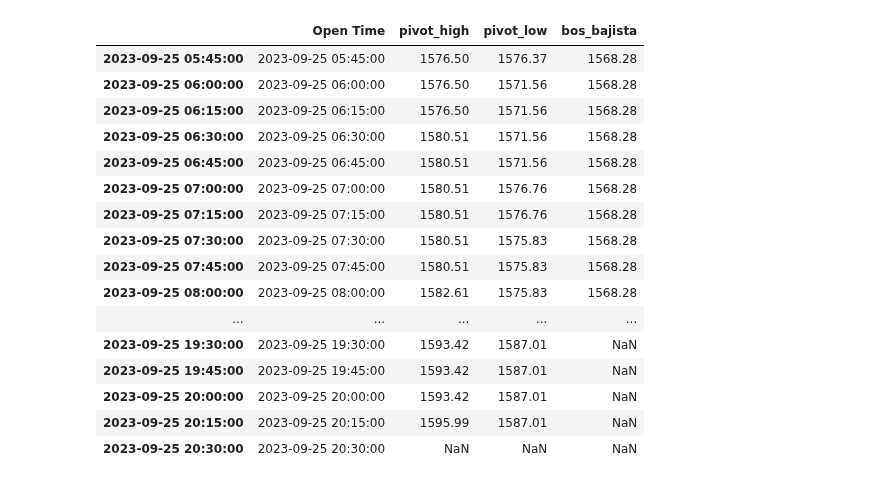
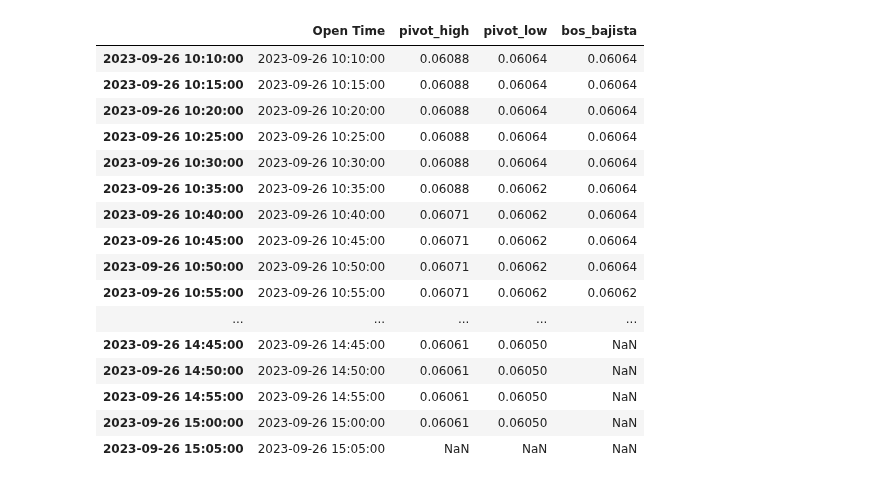
Before and after one commit to luisgomezzz/luchocrypto, a Jupyter notebook: FENIX/NOTEBOOK.ipynb, the cells around one changed output. Cells and saved outputs as stored; diff of their text form; code cells hidden in the pictures.

```diff
--- a/FENIX/NOTEBOOK.ipynb
+++ b/FENIX/NOTEBOOK.ipynb
@@ -68,17 +68,17 @@ def backtesting(data, plot_flag=False):
             #self.pivot_low = self.I(indicador,self.data.pivot_low)
             #self.techo_del_minimo = self.I(indicador,self.data.techo_del_minimo)
             #self.piso_del_maximo = self.I(indicador,self.data.piso_del_maximo)
-            ###### otras
+            ######  DECISIONALES
             self.decisional_high = self.I(indicador,self.data.decisional_high,name="Decisional_high", overlay=True, color="BLUE", scatter=False)
             self.decisional_low = self.I(indicador,self.data.decisional_low,name="Decisional_Low", overlay=True, color="BLUE", scatter=False)
-            #####   EXTREMOS y ORDERS BLOCKS ok!!
-            self.bajista_extremo_high = self.I(indicador,self.data.bajista_extremo_high,name="bajista_extremo_high", overlay=True, color="GOLD", scatter=False)
-            self.bajista_extremo_low = self.I(indicador,self.data.bajista_extremo_low,name="bajista_extremo_low", overlay=True, color="GOLD", scatter=False)
-            self.alcista_extremo_high = self.I(indicador,self.data.alcista_extremo_high,name="alcista_extremo_high", overlay=True, color="GOLD", scatter=False)
-            self.alcista_extremo_low = self.I(indicador,self.data.alcista_extremo_low,name="alcista_extremo_low", overlay=True, color="GOLD", scatter=False)
+            #####   EXTREMOS ok!!
+            self.bajista_extremo_high = self.I(indicador,self.data.bajista_extremo_high,name="bajista_extremo_high", overlay=True, color="RED", scatter=False)
+            self.bajista_extremo_low = self.I(indicador,self.data.bajista_extremo_low,name="bajista_extremo_low", overlay=True, color="RED", scatter=False)
+            self.alcista_extremo_high = self.I(indicador,self.data.alcista_extremo_high,name="alcista_extremo_high", overlay=True, color="GREEN", scatter=False)
+            self.alcista_extremo_low = self.I(indicador,self.data.alcista_extremo_low,name="alcista_extremo_low", overlay=True, color="GREEN", scatter=False)
             #####   BOSES ok!!!
-            self.bos_bajista = self.I(indicador,self.data.bos_bajista,name="BOS bajista", overlay=True, color="ORANGERED", scatter=True)
-            self.bos_alcista = self.I(indicador,self.data.bos_alcista,name="BOS alcista", overlay=True, color="LIGHTSEAGREEN", scatter=True)
+            self.bos_bajista = self.I(indicador,self.data.bos_bajista,name="BOS bajista", overlay=True, color="RED", scatter=True)
+            self.bos_alcista = self.I(indicador,self.data.bos_alcista,name="BOS alcista", overlay=True, color="GREEN", scatter=True)
             #####   IMBALANCES ok!!!
             self.imba_bajista_low = self.I(indicador,self.data.imba_bajista_low,name="imba_bajista_low", overlay=True, color="orange", scatter=True)
             self.imba_bajista_high = self.I(indicador,self.data.imba_bajista_high,name="imba_bajista_high", overlay=True, color="orange", scatter=True)
@@ -115,7 +115,6 @@ def smart_money(df):
         # bos hasta que no se produce el quiebre. Ocurre lo mismo con todas las señales que dependan de los boses (extremos, orders bloks).
         # Los imbalances no mitigados sí se pueden ver online.
         #
-
         largo = 1 # Parámetro de longitud para los puntos pivote High y Low
         df['pivot_high'] = np.NaN
         df['pivot_low'] = np.NaN
@@ -257,9 +256,9 @@ def smart_money(df):
                 df.at[i, 'bos_alcista'] = np.NaN
         ###################### EXTREMOS
 
-        df5m = md.obtiene_historial(symbol,'5m') #historial de temporalidad inferior para refinar
+        df5m = md.obtiene_historial(symbol,'1m') #historial de temporalidad inferior para refinar
 
-        #   extremos BAJISTAS
+        ##   extremos BAJISTAS
         df['bajista_extremo_high']=np.nan
         df['bajista_extremo_low']=np.nan
         indice_guardado = 0
@@ -283,7 +282,8 @@ def smart_money(df):
                         fecha_del_maximo_5m = fecha_actual_5m
                         pico_maximo_5m = float('-inf')
                         # busca el high mas alto en velas verdes
-                        for i in range(5,20,5):
+                        for i in range(1,6,1):
+                        #for i in range(5,20,5):
                             if df5m.High[fecha_actual_5m] > pico_maximo_5m and df5m.Close[fecha_actual_5m] > df5m.Open[fecha_actual_5m]:
                                 pico_maximo_5m = df5m.High[fecha_actual_5m]
                                 fecha_del_maximo_5m = fecha_actual_5m
@@ -296,19 +296,23 @@ def smart_money(df):
                         #print("\nError: "+str(falla)+" - line: "+str(exc_tb.tb_lineno)+" - file: "+str(fname)+" - symbol: "+symbol+"\n")
                         pass
                 indice_guardado = 0
-                pico_maximo = 0
+                pico_maximo = float('-inf')
         #   extremos ALCISTAS
         df['alcista_extremo_high']=np.nan
         df['alcista_extremo_low']=np.nan
         indice_guardado = 0
         pico_minimo = float('inf')
+        print(pico_minimo)
         # recorre todo el dataframe principal
         for i in range(0, len(df)-1):
             #si estamos sobre un bos alcista busco la vela con low mas bajo y guardo el indice
             if not np.isnan(df.bos_alcista.iloc[i]):
+                print(f"{df.Low.iloc[i]} , {pico_minimo}")
                 if df.Low.iloc[i] < pico_minimo:
+                    print("GOLAAAAAAAAAAA")
                     pico_minimo=df.Low.iloc[i]
                     indice_guardado=i
+
             else: # terminó el bos bajista
                 if indice_guardado!=0:
                     # Marca el high y low de la vela con mayor high detectado en el dataframe de 15 min para ese BOS
@@ -321,7 +325,8 @@ def smart_money(df):
                         fecha_del_minimo_5m = fecha_actual_5m
                         pico_minimo_5m = float('inf')
                         # busca el high mas alto en velas rojas
-                        for i in range(5,20,5):
+                        for i in range(1,6,1):
+                        #for i in range(5,20,5):
                             if df5m.Low[fecha_actual_5m] < pico_minimo_5m and df5m.Close[fecha_actual_5m] < df5m.Open[fecha_actual_5m]:
                                 pico_minimo_5m = df5m.Low[fecha_actual_5m]
                                 fecha_del_minimo_5m = fecha_actual_5m
@@ -334,7 +339,7 @@ def smart_money(df):
                         print("\nError: "+str(falla)+" - line: "+str(exc_tb.tb_lineno)+" - file: "+str(fname)+" - symbol: "+symbol+"\n")
                         pass
                 indice_guardado = 0
-                pico_minimo = 0
+                pico_minimo = float('inf')
         #relleno
         for i in range(0, len(df)-1):
             if np.isnan(df['bajista_extremo_high'].iloc[i]):
@@ -344,17 +349,19 @@ def smart_money(df):
                 df.at[i, 'alcista_extremo_high'] = df['alcista_extremo_high'].iloc[i - 1]
                 df.at[i, 'alcista_extremo_low'] = df['alcista_extremo_low'].iloc[i - 1]
 
-        #####################
-        # DECISIONALES
+        ######################
+        ## DECISIONALES
         df['color'] = np.where(df.Close > df.Open,'verde','rojo')
         df['tamanio_cuerpo'] = np.where(df.color == 'verde',df.Close-df.Open,df.Open-df.Close)
         df['decisional_low'] = np.where(
                                     (df.High >= df.High.shift(1))
-                                    &(df.color.shift(-1)=='rojo') # la siguiente vela roja y expansiva
-                                    &(df.color.shift(-2)=='rojo') # la siguiente vela roja y expansiva
-                                    &(df.color.shift(-3)=='rojo') # la siguiente vela roja y expansiva
+                                    &(df.High >= df.High.shift(-1))
+                                    #&(df.color.shift(-1)=='rojo') # la siguiente vela roja y expansiva
+                                    #&(df.color.shift(-2)=='rojo') # la siguiente vela roja y expansiva
+                                    #&(df.color.shift(-3)=='rojo') # la siguiente vela roja y expansiva
                                     &(df.High < df.bajista_extremo_low)
                                     & ~np.isnan(df.bos_bajista)
+                                    & (df.Close.shift(-3) < (df.Close-df.Close*0.0007))
                                     #& (df.tamanio_cuerpo.shift(-1) > df.tamanio_cuerpo)
                                     #& (df.tamanio_cuerpo.shift(-2) > df.tamanio_cuerpo)
                                     #& (df.tamanio_cuerpo.shift(-3) > df.tamanio_cuerpo)
@@ -362,11 +369,13 @@ def smart_money(df):
                                     np.NaN)
         df['decisional_high'] = np.where(
                                     (df.High >= df.High.shift(1))
-                                    &(df.color.shift(-1)=='rojo') # la siguiente vela roja y expansiva
-                                    &(df.color.shift(-2)=='rojo') # la siguiente vela roja y expansiva
-                                    &(df.color.shift(-3)=='rojo') # la siguiente vela roja y expansiva
+                                    &(df.High >= df.High.shift(-1))
+                                    #&(df.color.shift(-1)=='rojo') # la siguiente vela roja y expansiva
+                                    #&(df.color.shift(-2)=='rojo') # la siguiente vela roja y expansiva
+                                    #&(df.color.shift(-3)=='rojo') # la siguiente vela roja y expansiva
                                     &(df.High < df.bajista_extremo_low)
                                     & ~np.isnan(df.bos_bajista)
+                                    & (df.Close.shift(-3) < (df.Close-df.Close*0.0007))
                                     #& (df.tamanio_cuerpo.shift(-1) > df.tamanio_cuerpo)
                                     #& (df.tamanio_cuerpo.shift(-2) > df.tamanio_cuerpo)
                                     #& (df.tamanio_cuerpo.shift(-3) > df.tamanio_cuerpo)
@@ -383,7 +392,7 @@ def smart_money(df):
                 high_guardado = df['decisional_high'].iloc[i]
                 low_guardado = df['decisional_low'].iloc[i]
                 indice_guardado = i
-                #print(f" FEcha del principal: {df['Open Time'][i]}")
+                print(f" FEcha del principal: {df['Open Time'][i]}")
                 try:
                         # refinacion los valores anteriormente guardados para 5m en caso de que se pueda
                         fecha_inicio_5m = df['Open Time'].iloc[indice_guardado]
@@ -391,18 +400,19 @@ def smart_money(df):
                         fecha_del_maximo_5m = fecha_actual_5m
                         pico_maximo_5m = 0
                         # busca el high mas alto en velas verdes
-                        for i in range(5,20,5):
+                        for i in range(1,6,1):
+                        #for i in range(5,20,5):
                             if df5m.High[fecha_actual_5m] > pico_maximo_5m and df5m.Close[fecha_actual_5m] > df5m.Open[fecha_actual_5m]:
                                 pico_maximo_5m = df5m.High[fecha_actual_5m]
                                 fecha_del_maximo_5m = fecha_actual_5m
                             fecha_actual_5m = fecha_inicio_5m + pd.DateOffset(minutes=i)
                         high_guardado = df5m.High[fecha_del_maximo_5m]
                         low_guardado = df5m.Low[fecha_del_maximo_5m]
-                        #print(f"fecha del maximo {fecha_del_maximo_5m}")
+                        print(f"fecha del maximo {fecha_del_maximo_5m}")
                 except Exception as falla:
                         _, _, exc_tb = sys.exc_info()
                         fname = os.path.split(exc_tb.tb_frame.f_code.co_filename)[1]
-                        #print("\nError: "+str(falla)+" - line: "+str(exc_tb.tb_lineno)+" - file: "+str(fname)+" - symbol: "+symbol+"\n")
+                        print("\nError: "+str(falla)+" - line: "+str(exc_tb.tb_lineno)+" - file: "+str(fname)+" - symbol: "+symbol+"\n")
                         pass
 
         ########################################## INDICE
@@ -420,7 +430,7 @@ def estrategia_royal(symbol,debug = False):
     try:
         np.seterr(divide='ignore', invalid='ignore')
         # temporalidad de 1h para encontrar martillos y soportes/resistencias
-        data = md.obtiene_historial(symbol,'15m')
+        data = md.obtiene_historial(symbol,'5m')
         data=smart_money(data)
         data.drop(['ema20','ema50', 'ema200'], axis=1, inplace=True)
         data['signal'] = 0
@@ -444,7 +454,7 @@ def estrategia_royal(symbol,debug = False):
 
 #######################################################################################################################
 
-symbol='ETHUSDT'
+symbol='DOGEUSDT'
 data = estrategia_royal(symbol)
 backtesting(data, plot_flag=True)
 
@@ -462,17 +506,17 @@ BokehDeprecationWarning: Passing lists of formats for DatetimeTickFormatter scal
 |  | Open Time | pivot_high | pivot_low | bos_bajista |
-| 2023-09-25 05:45:00 | 2023-09-25 05:45:00 | 1576.50 | 1576.37 | 1568.28 |
-| 2023-09-25 06:00:00 | 2023-09-25 06:00:00 | 1576.50 | 1571.56 | 1568.28 |
-| 2023-09-25 06:15:00 | 2023-09-25 06:15:00 | 1576.50 | 1571.56 | 1568.28 |
-| 2023-09-25 06:30:00 | 2023-09-25 06:30:00 | 1580.51 | 1571.56 | 1568.28 |
-| 2023-09-25 06:45:00 | 2023-09-25 06:45:00 | 1580.51 | 1571.56 | 1568.28 |
-| 2023-09-25 07:00:00 | 2023-09-25 07:00:00 | 1580.51 | 1576.76 | 1568.28 |
-| 2023-09-25 07:15:00 | 2023-09-25 07:15:00 | 1580.51 | 1576.76 | 1568.28 |
-| 2023-09-25 07:30:00 | 2023-09-25 07:30:00 | 1580.51 | 1575.83 | 1568.28 |
-| 2023-09-25 07:45:00 | 2023-09-25 07:45:00 | 1580.51 | 1575.83 | 1568.28 |
-| 2023-09-25 08:00:00 | 2023-09-25 08:00:00 | 1582.61 | 1575.83 | 1568.28 |
+| 2023-09-26 10:10:00 | 2023-09-26 10:10:00 | 0.06088 | 0.06064 | 0.06064 |
+| 2023-09-26 10:15:00 | 2023-09-26 10:15:00 | 0.06088 | 0.06064 | 0.06064 |
+| 2023-09-26 10:20:00 | 2023-09-26 10:20:00 | 0.06088 | 0.06064 | 0.06064 |
+| 2023-09-26 10:25:00 | 2023-09-26 10:25:00 | 0.06088 | 0.06064 | 0.06064 |
+| 2023-09-26 10:30:00 | 2023-09-26 10:30:00 | 0.06088 | 0.06064 | 0.06064 |
+| 2023-09-26 10:35:00 | 2023-09-26 10:35:00 | 0.06088 | 0.06062 | 0.06064 |
+| 2023-09-26 10:40:00 | 2023-09-26 10:40:00 | 0.06071 | 0.06062 | 0.06064 |
+| 2023-09-26 10:45:00 | 2023-09-26 10:45:00 | 0.06071 | 0.06062 | 0.06064 |
+| 2023-09-26 10:50:00 | 2023-09-26 10:50:00 | 0.06071 | 0.06062 | 0.06064 |
+| 2023-09-26 10:55:00 | 2023-09-26 10:55:00 | 0.06071 | 0.06062 | 0.06062 |
 | ... | ... | ... | ... | ... |
-| 2023-09-25 19:30:00 | 2023-09-25 19:30:00 | 1593.42 | 1587.01 | NaN |
-| 2023-09-25 19:45:00 | 2023-09-25 19:45:00 | 1593.42 | 1587.01 | NaN |
-| 2023-09-25 20:00:00 | 2023-09-25 20:00:00 | 1593.42 | 1587.01 | NaN |
-| 2023-09-25 20:15:00 | 2023-09-25 20:15:00 | 1595.99 | 1587.01 | NaN |
-| 2023-09-25 20:30:00 | 2023-09-25 20:30:00 | NaN | NaN | NaN |
+| 2023-09-26 14:45:00 | 2023-09-26 14:45:00 | 0.06061 | 0.06050 | NaN |
+| 2023-09-26 14:50:00 | 2023-09-26 14:50:00 | 0.06061 | 0.06050 | NaN |
+| 2023-09-26 14:55:00 | 2023-09-26 14:55:00 | 0.06061 | 0.06050 | NaN |
+| 2023-09-26 15:00:00 | 2023-09-26 15:00:00 | 0.06061 | 0.06050 | NaN |
+| 2023-09-26 15:05:00 | 2023-09-26 15:05:00 | NaN | NaN | NaN |
```
Also changed, not shown: parts of 1 cell of this notebook.
